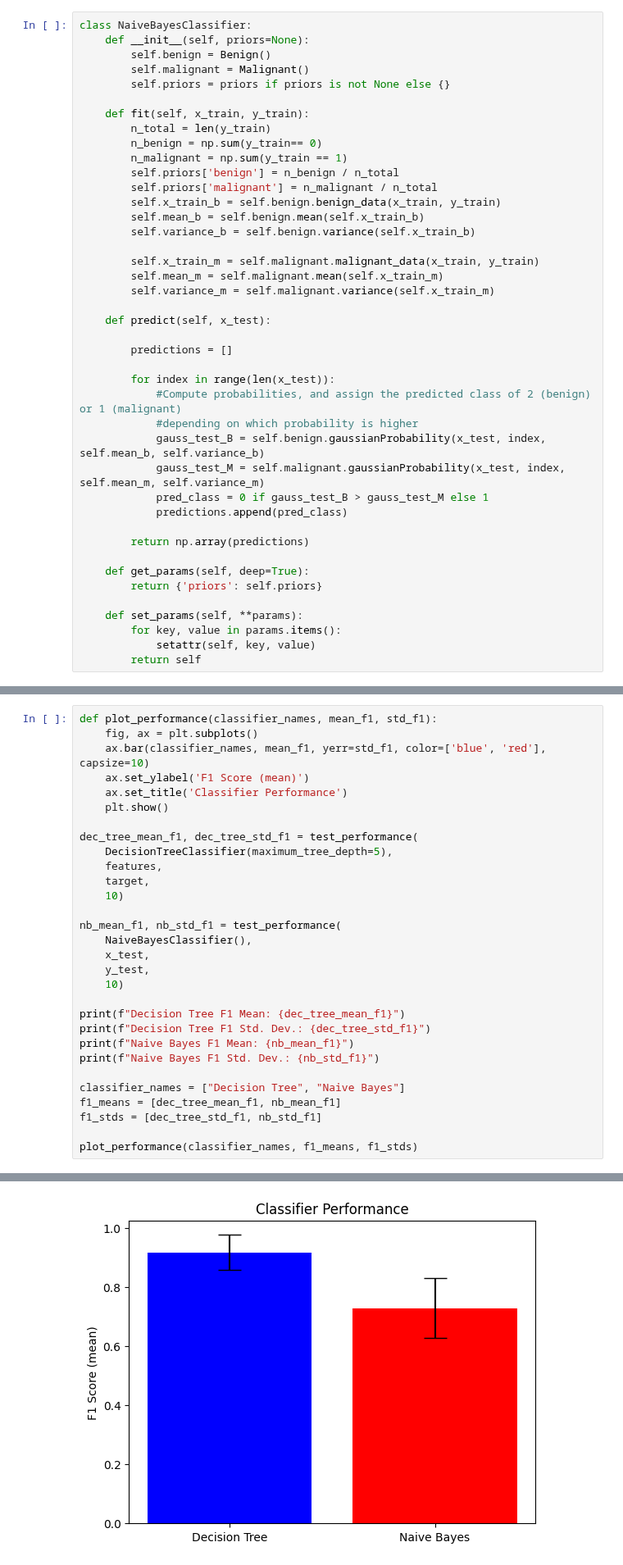
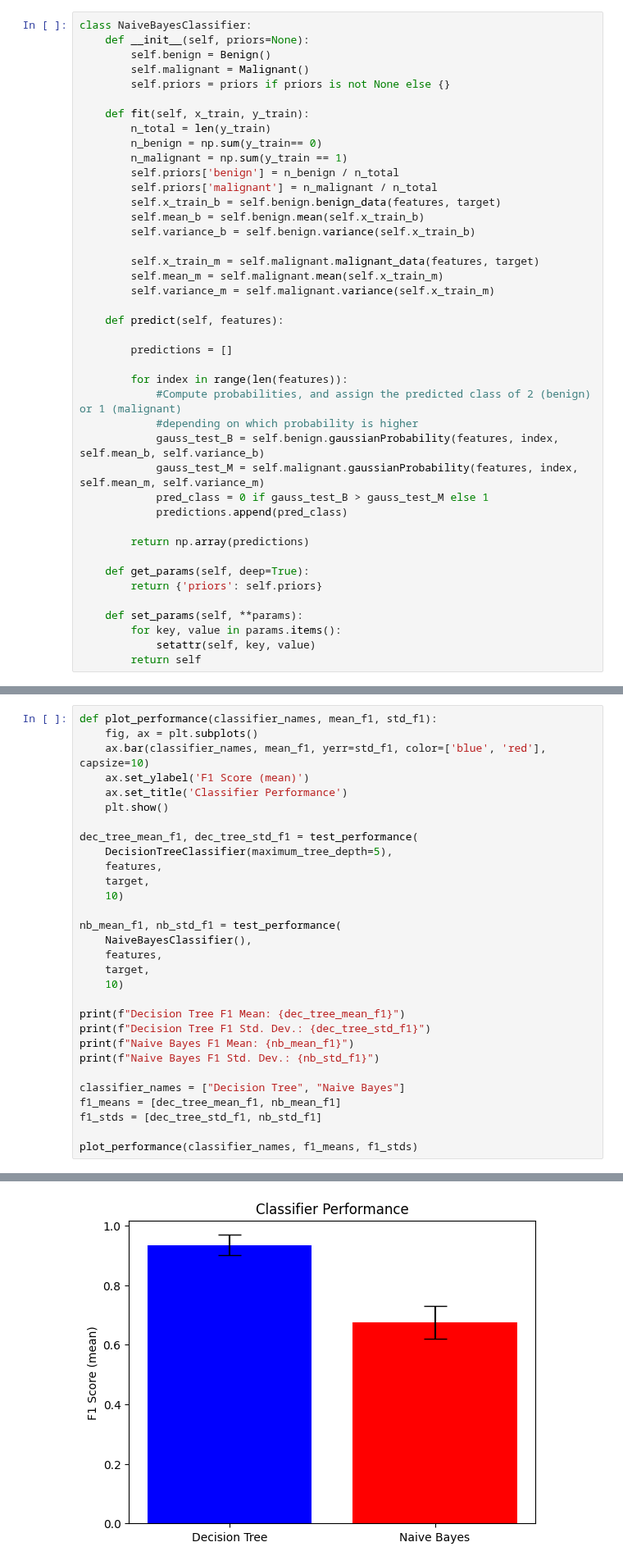
Before and after one commit to alexcupps/cs235-project, a Jupyter notebook: [CS235F24]_Course_Project.ipynb, the cells around one changed output, grey strips where cells are left out. Shown at 82% size. Drawn from its saved outputs; the diff is of its cells as text.

Commit message:
Update to Naive Bayes classifier data input

```diff
--- a/[CS235F24]_Course_Project.ipynb
+++ b/[CS235F24]_Course_Project.ipynb
@@ -396,23 +396,23 @@ class NaiveBayesClassifier:
         n_malignant = np.sum(y_train == 1)
         self.priors['benign'] = n_benign / n_total
         self.priors['malignant'] = n_malignant / n_total
-        self.x_train_b = self.benign.benign_data(x_train, y_train)
+        self.x_train_b = self.benign.benign_data(features, target)
         self.mean_b = self.benign.mean(self.x_train_b)
         self.variance_b = self.benign.variance(self.x_train_b)
 
-        self.x_train_m = self.malignant.malignant_data(x_train, y_train)
+        self.x_train_m = self.malignant.malignant_data(features, target)
         self.mean_m = self.malignant.mean(self.x_train_m)
         self.variance_m = self.malignant.variance(self.x_train_m)
 
-    def predict(self, x_test):
+    def predict(self, features):
 
         predictions = []
 
-        for index in range(len(x_test)):
+        for index in range(len(features)):
             #Compute probabilities, and assign the predicted class of 2 (benign) or 1 (malignant)
             #depending on which probability is higher
-            gauss_test_B = self.benign.gaussianProbability(x_test, index, self.mean_b, self.variance_b)
-            gauss_test_M = self.malignant.gaussianProbability(x_test, index, self.mean_m, self.variance_m)
+            gauss_test_B = self.benign.gaussianProbability(features, index, self.mean_b, self.variance_b)
+            gauss_test_M = self.malignant.gaussianProbability(features, index, self.mean_m, self.variance_m)
             pred_class = 0 if gauss_test_B > gauss_test_M else 1
             predictions.append(pred_class)
 
@@ -460,8 +460,8 @@ dec_tree_mean_f1, dec_tree_std_f1 = test_performance(
 
 nb_mean_f1, nb_std_f1 = test_performance(
     NaiveBayesClassifier(),
-    x_test,
-    y_test,
+    features,
+    target,
     10)
 
 print(f"Decision Tree F1 Mean: {dec_tree_mean_f1}")
@@ -482,2 +482,2 @@ Naive Bayes F1 Std. Dev.: 0.10201350602306197
-[figure, old version]
+[figure, new version]
 # %% [markdown]
```
Also changed, not shown: parts of 4 cells of this notebook.
